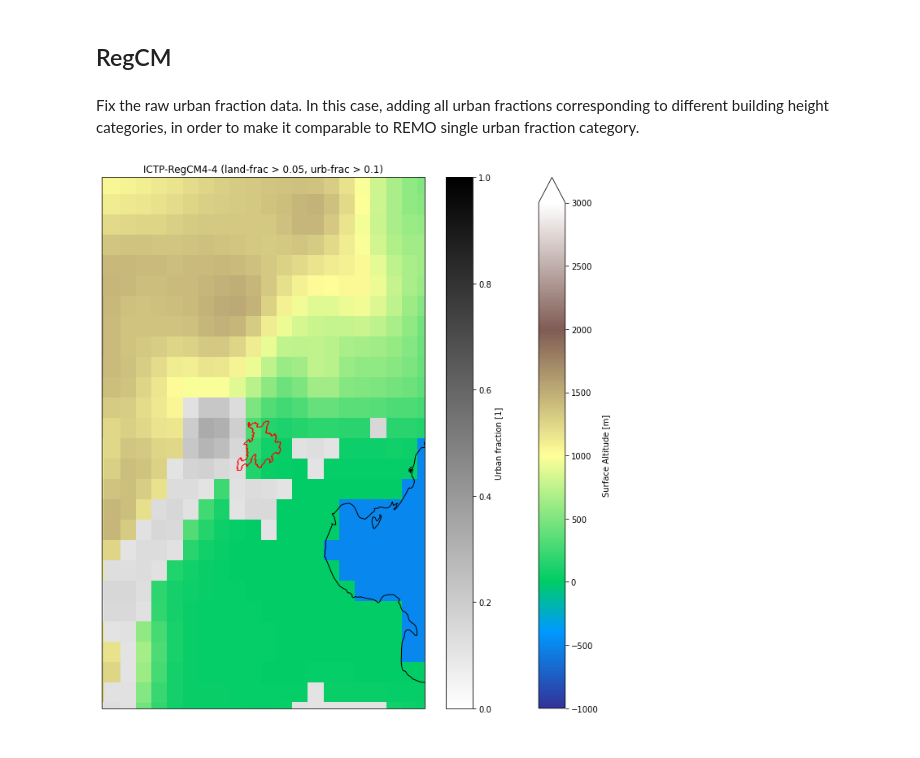
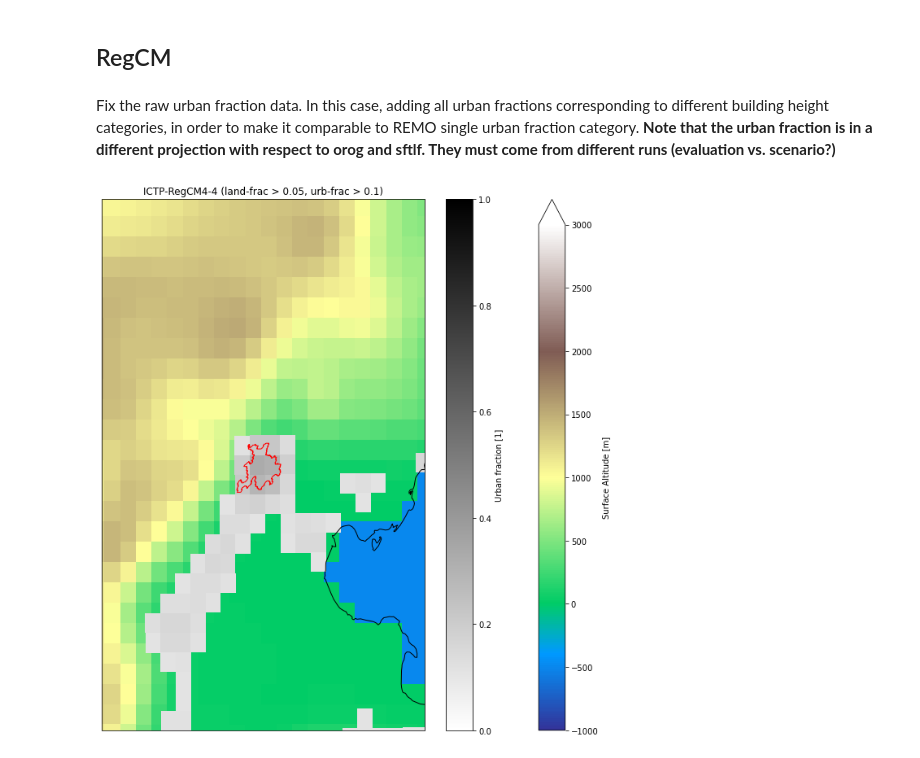
Before and after one commit to FPS-URB-RCC/CORDEX-CORE-WG, a Jupyter notebook: static_fields.ipynb, the cells around one changed output. Saved outputs shown, nothing was run; the diff lists cells and outputs as text; code cells hidden in the pictures.

Commit message:
Fix projection of UF (still problematic)
Urban fraction is now aligned, but the projection is different. See #8

```diff
--- a/static_fields.ipynb
+++ b/static_fields.ipynb
@@ -75,44 +75,44 @@ t = ucdb_city.plot(ax=ax, transform=lonlat, facecolor="none", edgecolor="red")
 ords = xr.open_dataset('data/RegCM/orography/orog_EAS-22_NCC-NorESM1-M_historical_r1i1p1_ICTP-RegCM4-4_v0_fx.nc')
 lfds = xr.open_dataset('data/RegCM/land-sea-mask/sftlf_EAS-22_NCC-NorESM1-M_historical_r1i1p1_ICTP-RegCM4-4_v0_fx.nc')
 # %% [markdown]
-Fix the raw urban fraction data. In this case, adding all urban fractions corresponding to different building height categories, in order to make it comparable to REMO single urban fraction category.
+Fix the raw urban fraction data. In this case, adding all urban fractions corresponding to different building height categories, in order to make it comparable to REMO single urban fraction category. **Note that the urban fraction is in a different projection with respect to orog and sftlf. They must come from different runs (evaluation vs. scenario?)**
 # %%
-ufout = 'sftuf_EAS-22_NCC-NorESM1-M_historical_r1i1p1_ICTP-RegCM4-4_v0_fx.nc'
+ufout = 'sftuf_EAS-22_ICTP-RegCM4-4_v0_fx.nc'
 if os.path.exists(ufout):
   ufds = xr.open_dataset(ufout)
 else:
   ufds_orig = xr.open_dataset('data/RegCM/urbanfraction/orig/EAS-22.nc')
-  ufnp = ufds_orig.urb_2d.values[:,15:-15,22:-22].sum(axis = 0)/100.
-  ufds = lfds.assign(sftuf = (('y','x'), ufnp, dict(
+  ufnp = ufds_orig.urb_2d.values.sum(axis = 0)/100.
+  ufds = ufds_orig.assign(sftuf = (('iy','jx'), ufnp, dict(
     long_name = 'Urban fraction',
     standard_name = 'urban_area_fraction',
     units = '1',
     cell_measures = 'area: areacella',
     grid_mapping = 'crs'
-  ))).drop_vars('sftlf')
+  )))
   ufds.to_netcdf(ufout)
 # %%
 projvar = ords.orog.grid_mapping
 proj = ccrs.LambertConformal(
   central_longitude = ords[projvar].longitude_of_central_meridian,
   central_latitude = ords[projvar].latitude_of_projection_origin,
   standard_parallels = ords[projvar].standard_parallel,
   false_easting = ords[projvar].false_easting,
   false_northing = ords[projvar].false_northing,
 # ords[projvar].semi_major_axis
 )
 lonlat = ccrs.PlateCarree()
 f = plt.figure(figsize=(12,12))
 ax = plt.axes(projection=proj)
 ords.orog.where(lfds.sftlf > land_thres*100).fillna(-500).plot(
     ax=ax, x='lon', y='lat', transform=lonlat, cmap=plt.cm.terrain, vmin=-1000, vmax=3000
 )
 ufds.sftuf.where(ufds.sftuf > urban_thres).plot(
-    ax=ax, x='lon', y='lat', transform=lonlat, cmap=plt.cm.gray_r, vmin=0, vmax=1
+    ax=ax, x='xlon', y='xlat', transform=lonlat, cmap=plt.cm.gray_r, vmin=0, vmax=1
 )
 ax.set_extent([clon-size, clon+size, clat-size, clat+size], crs=lonlat)
 plt.title(f'{ords.model_id} (land-frac > {land_thres}, urb-frac > {urban_thres})')
 ax.coastlines(resolution='10m', linewidth=1, color='k')
 t = ucdb_city.plot(ax=ax, transform=lonlat, facecolor="none", edgecolor="red")
 # %% [output]
-[figure, old version]
+[figure, new version]
```
